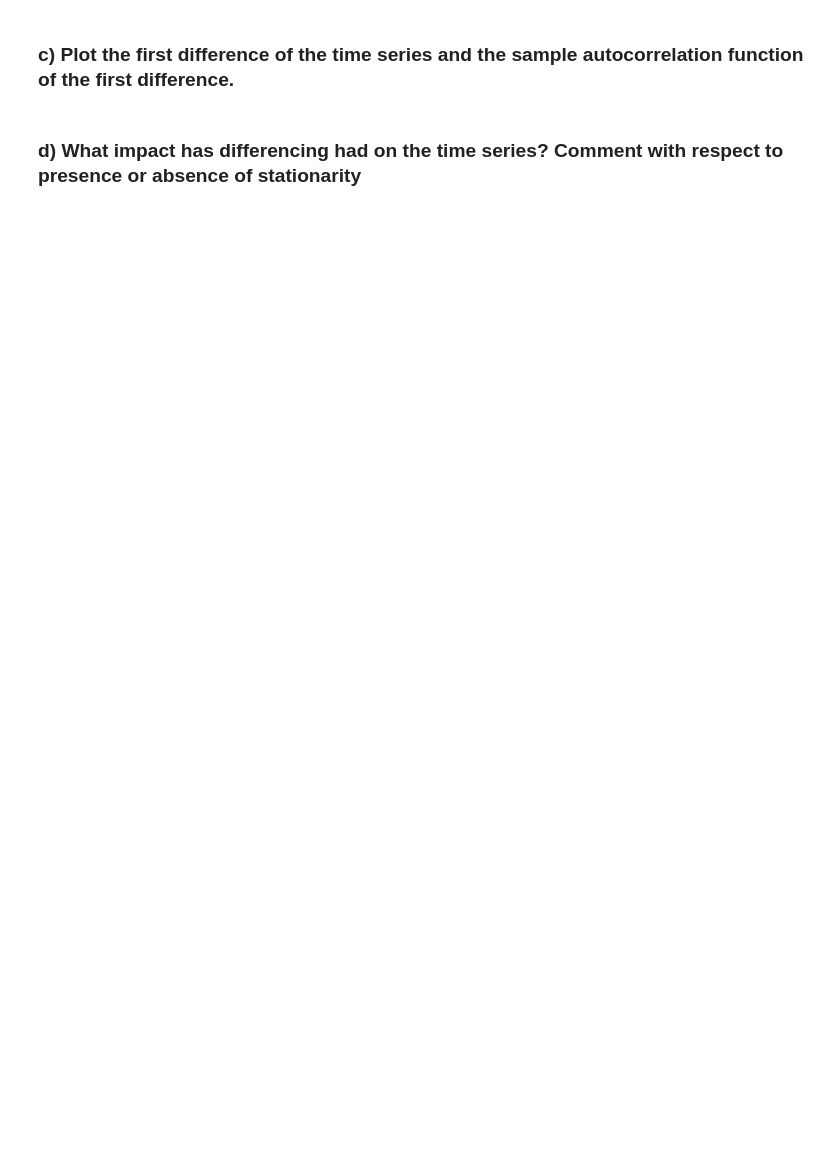
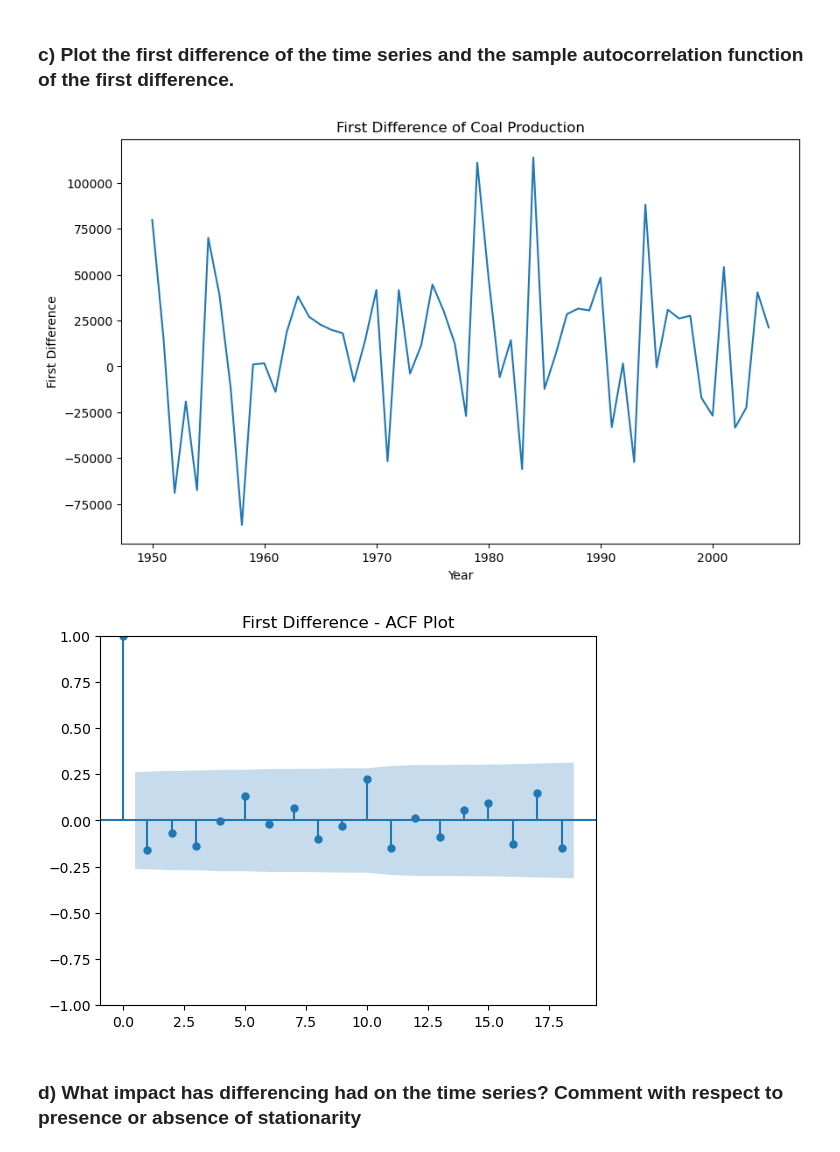
Before and after one commit to babli18/Time-Series, a Jupyter notebook: Assignment 1/Assignment1.ipynb, the cells around one changed output. Drawn from its saved outputs; the diff is of its cells as text; code cells hidden in the pictures; blank space fills up the shorter version.

```diff
--- a/Assignment 1/Assignment1.ipynb
+++ b/Assignment 1/Assignment1.ipynb
@@ -332,4 +337,23 @@ The time series is non-stationary, because non-stationary series typically exhib
 # %% [markdown]
 ### c)	Plot the first difference of the time series and the sample autocorrelation function of the first difference.
+# %%
+# First difference
+coal_df['first_diff'] = coal_df['Coal Production, Short Tons in Thousands'].diff()
+
+# Plot the first difference
+plt.figure(figsize=(10, 6))
+plt.plot(coal_df['Year'], coal_df['first_diff'])
+plt.title('First Difference of Coal Production')
+plt.xlabel('Year')
+plt.ylabel('First Difference')
+plt.show()
+
+# Plot the ACF of the differenced data
+plot_acf(coal_df['first_diff'].dropna())
+plt.title('First Difference - ACF Plot')
+plt.show()
+# %% [output]
+[figure, added]
+[figure, added]
 # %% [markdown]
 ### d)	What impact has differencing had on the time series? Comment with respect to presence or absence of stationarity
```
Also changed, not shown: parts of 9 cells of this notebook.
